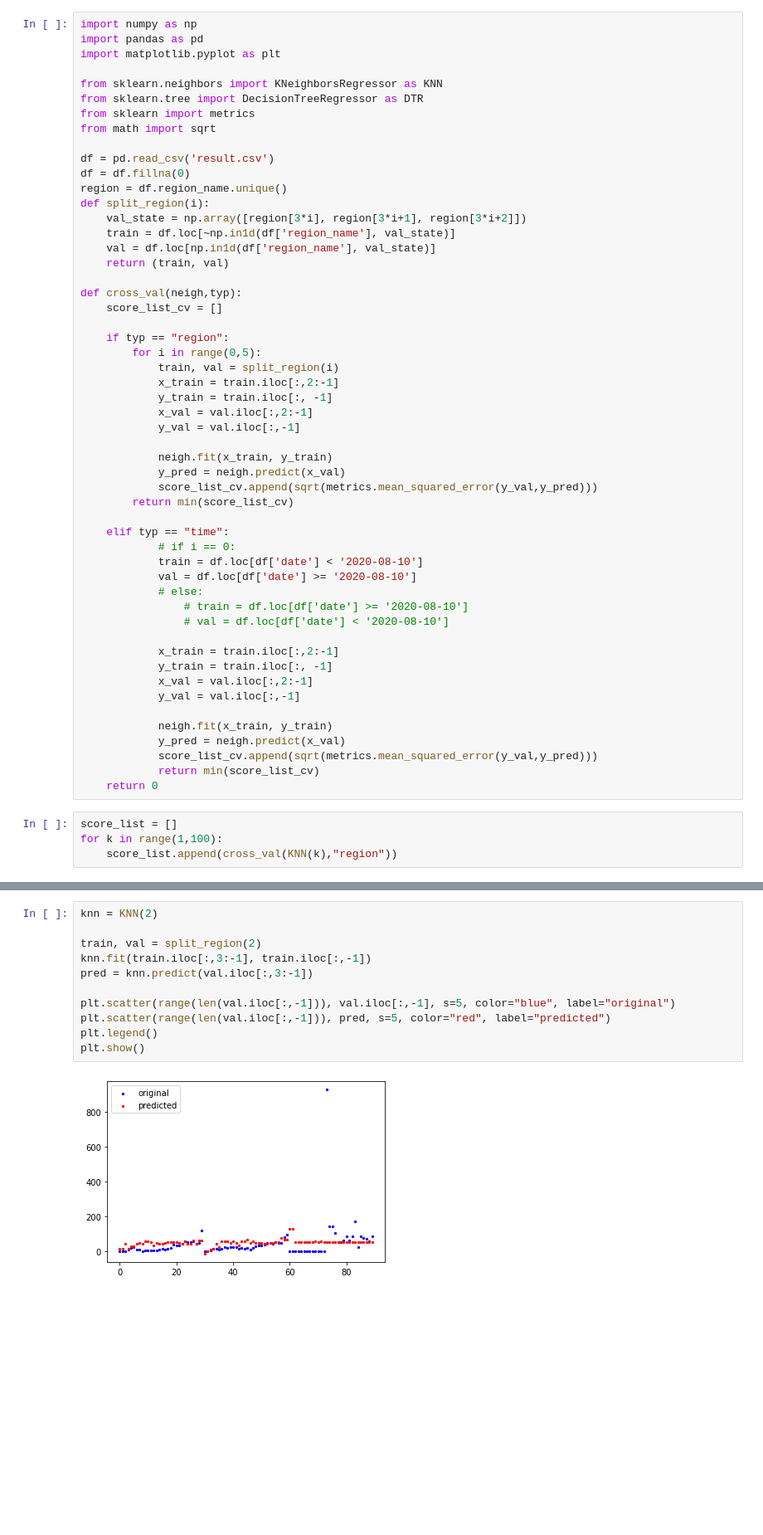
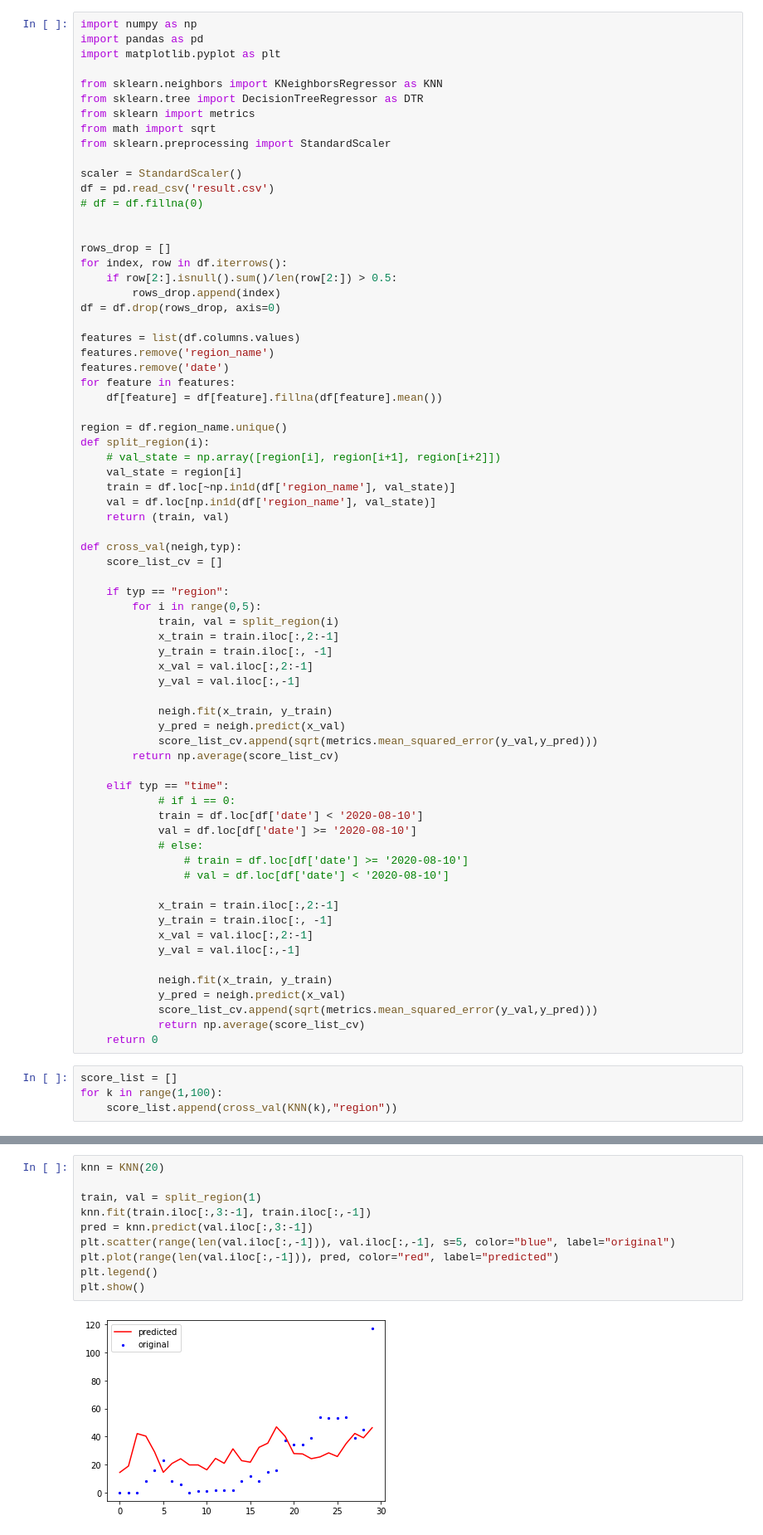
Before and after one commit to JumjieYang/COVID19-ML, a Jupyter notebook: predict.ipynb, the cells around one changed output, grey strips where cells are left out. Shown: that part at 83% size. Saved outputs shown, nothing was run; the diff lists cells and outputs as text; blank space fills up the shorter version.

Commit message:
predict

```diff
--- a/predict.ipynb
+++ b/predict.ipynb
@@ -7,12 +7,29 @@ from sklearn.neighbors import KNeighborsRegressor as KNN
 from sklearn.tree import DecisionTreeRegressor as DTR
 from sklearn import metrics
 from math import sqrt
+from sklearn.preprocessing import StandardScaler
 
+scaler = StandardScaler()
 df = pd.read_csv('result.csv')
-df = df.fillna(0)
+# df = df.fillna(0)
+
+
+rows_drop = []
+for index, row in df.iterrows():
+    if row[2:].isnull().sum()/len(row[2:]) > 0.5:
+        rows_drop.append(index)
+df = df.drop(rows_drop, axis=0)
+
+features = list(df.columns.values)
+features.remove('region_name')
+features.remove('date')
+for feature in features:
+    df[feature] = df[feature].fillna(df[feature].mean())
+
 region = df.region_name.unique()
 def split_region(i):
-    val_state = np.array([region[3*i], region[3*i+1], region[3*i+2]])
+    # val_state = np.array([region[i], region[i+1], region[i+2]])
+    val_state = region[i]
     train = df.loc[~np.in1d(df['region_name'], val_state)]
     val = df.loc[np.in1d(df['region_name'], val_state)]
     return (train, val)
@@ -31,7 +48,7 @@ def cross_val(neigh,typ):
             neigh.fit(x_train, y_train)
             y_pred = neigh.predict(x_val)
             score_list_cv.append(sqrt(metrics.mean_squared_error(y_val,y_pred)))
-        return min(score_list_cv)
+        return np.average(score_list_cv)
 
     elif typ == "time":
             # if i == 0:
@@ -49,7 +66,7 @@ def cross_val(neigh,typ):
             neigh.fit(x_train, y_train)
             y_pred = neigh.predict(x_val)
             score_list_cv.append(sqrt(metrics.mean_squared_error(y_val,y_pred)))
-            return min(score_list_cv)
+            return np.average(score_list_cv)
     return 0
 # %%
 score_list = []
@@ -110,13 +127,12 @@ plt.plot(range(3,20),score_list)
 # %%
-knn = KNN(2)
+knn = KNN(20)
 
-train, val = split_region(2)
+train, val = split_region(1)
 knn.fit(train.iloc[:,3:-1], train.iloc[:,-1])
 pred = knn.predict(val.iloc[:,3:-1])
-
 plt.scatter(range(len(val.iloc[:,-1])), val.iloc[:,-1], s=5, color="blue", label="original")
-plt.scatter(range(len(val.iloc[:,-1])), pred, s=5, color="red", label="predicted")
+plt.plot(range(len(val.iloc[:,-1])), pred, color="red", label="predicted")
 plt.legend()
 plt.show()
 # %% [output]
-[figure, old version]
+[figure, new version]
```
Also changed, not shown: parts of 5 cells of this notebook, 1 other file.
